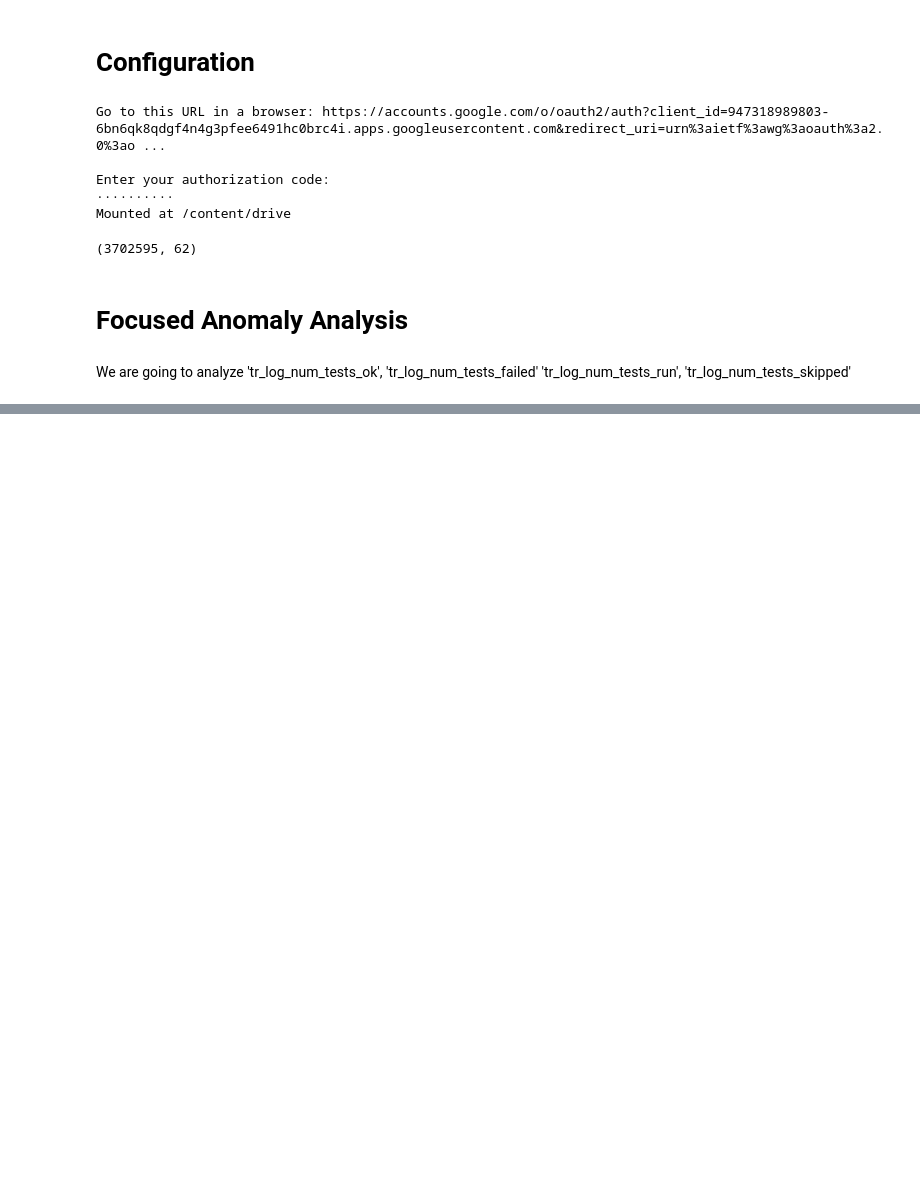
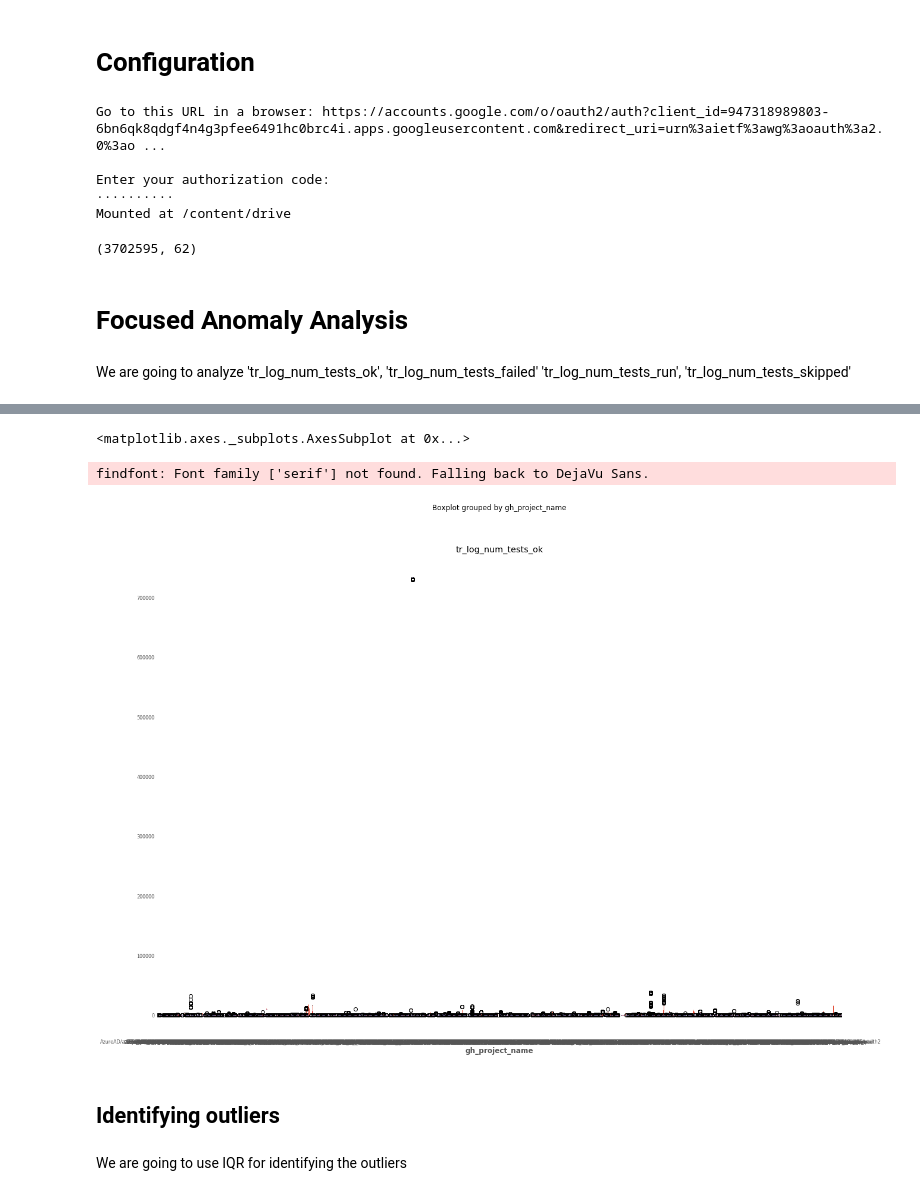
Before and after one commit to tawkirahmed/travis-log-mining, a Jupyter notebook: tawkir_week_4_analysis.ipynb, the cells around one changed output, grey strips where cells are left out. Saved outputs shown, nothing was run; the diff lists cells and outputs as text; code cells hidden in the pictures; blank space fills up the shorter version.

```diff
--- a/tawkir_week_4_analysis.ipynb
+++ b/tawkir_week_4_analysis.ipynb
@@ -89,0 +107,24 @@ for project, ax in zip(projects, axs.flat):
+# %%
+import math
+def cubeRoot(x): return math.ceil(x**(1./3.))
+
+# TODO: Choose more appropriate bin strategy since our data is not normal and it does have outliers: Freedman–Diaconis' choice
+no_of_bins = 2 * cubeRoot(len(dataset)) # Rice Rule: https://en.wikipedia.org/wiki/Histogram#Rice_Rule
+
+graph_input = (
+        # dataset[['tr_build_id', 'tr_log_num_tests_ok']]
+        dataset[ dataset['gh_project_name'] == "rspec/rspec-expectations"][['tr_build_id', 'tr_log_num_tests_ok']]
+    ).dropna() #.sort_values(['tr_build_id'], ascending = True)
+
+# dataset['tr_log_num_tests_ok'] = dataset['tr_log_num_tests_ok'] / 1000
+# dataset[['tr_build_id', 'tr_log_num_tests_ok']].plot.hist(bins = no_of_bins, x = 'tr_build_id', y = 'tr_log_num_tests_ok', figsize = (20, 15), logy = True)
+dataset[['gh_project_name', 'tr_log_num_tests_ok']].boxplot(column = 'tr_log_num_tests_ok', by = 'gh_project_name', figsize = (20, 15), grid = True)
+# graph_input.plot(kind = 'density', x = 'tr_build_id', y = 'tr_log_num_tests_ok', figsize = (20, 15))
+# %% [output]
+<matplotlib.axes._subplots.AxesSubplot at 0x...>
+findfont: Font family ['serif'] not found. Falling back to DejaVu Sans.
+[figure, added]
+# %% [markdown]
+## Identifying outliers
+# %% [markdown]
+We are going to use IQR for identifying the outliers
```
Also changed, not shown: parts of 24 cells of this notebook.
